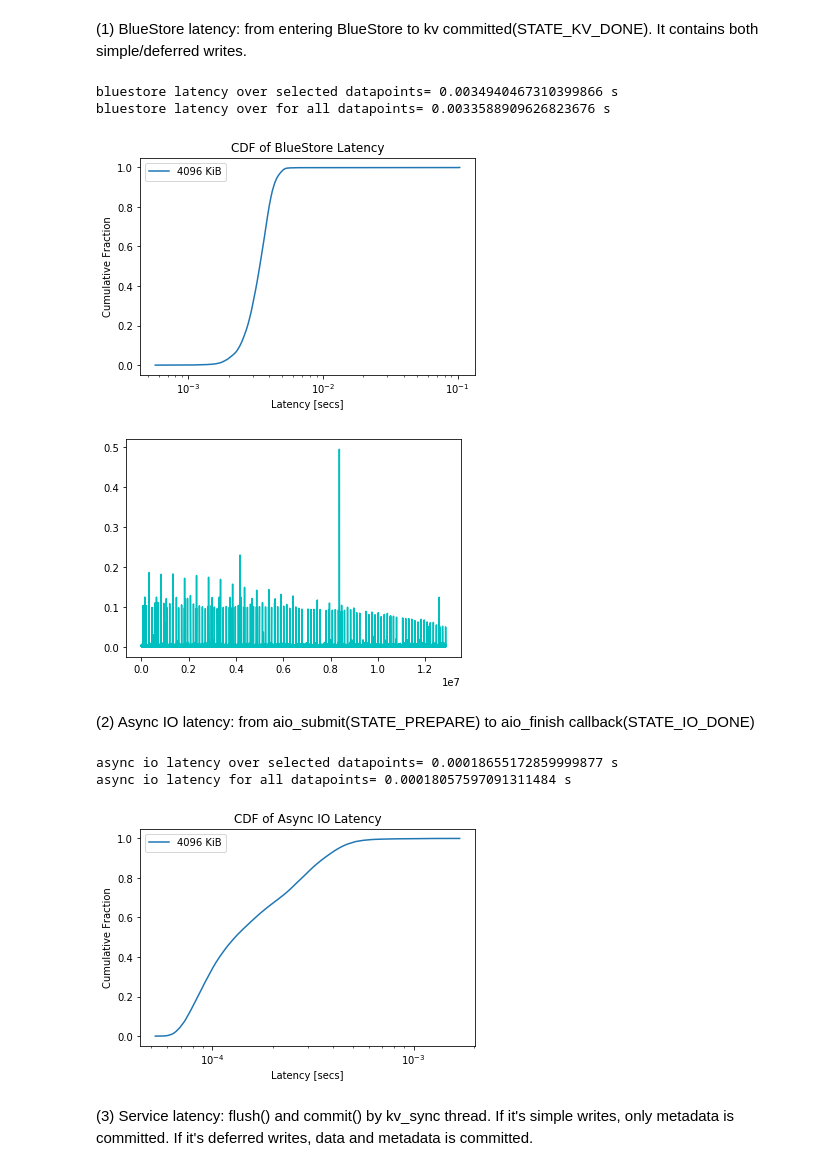
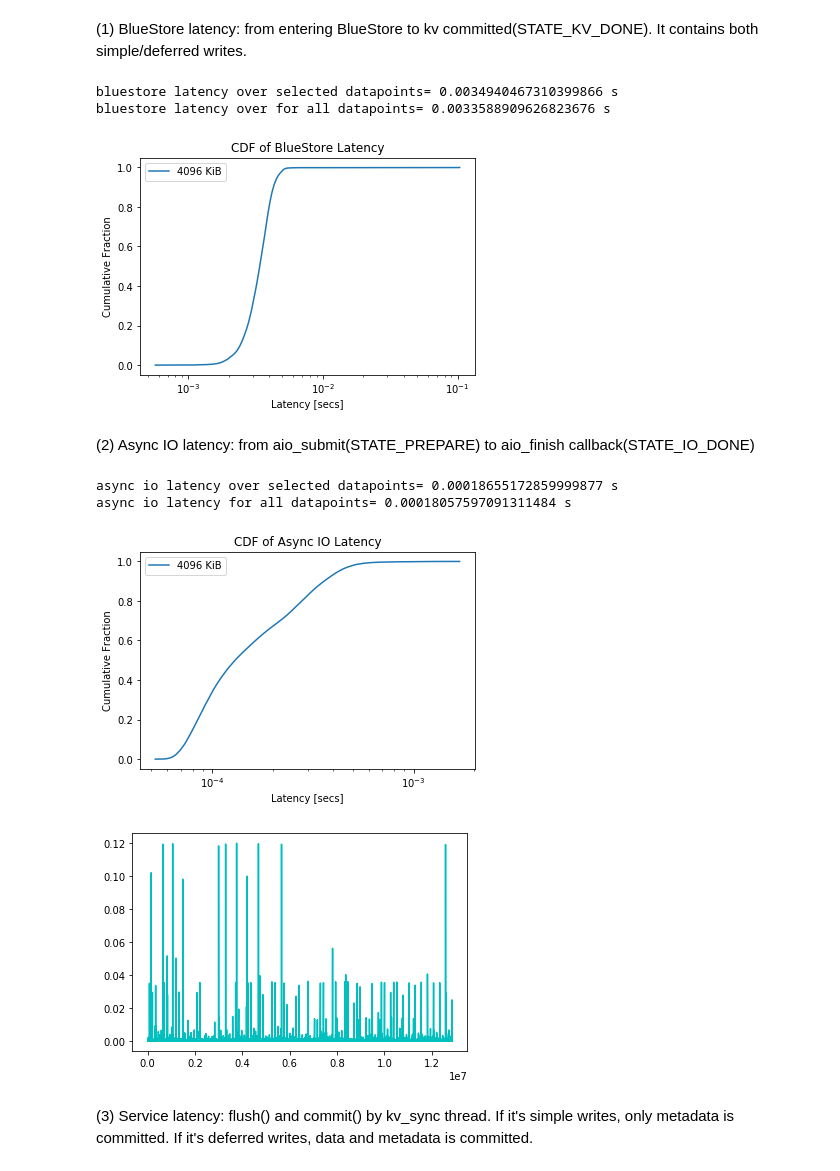
Before and after one commit to esmaeil-mirvakili/benchmark, a Jupyter notebook: Ceph/prefill-rbd-image/image-1GB-15mins/analysis.ipynb, the cells around one changed output. Drawn from its saved outputs; the diff is of its cells as text; code cells hidden in the pictures.

```diff
--- a/Ceph/prefill-rbd-image/image-1GB-15mins/analysis.ipynb
+++ b/Ceph/prefill-rbd-image/image-1GB-15mins/analysis.ipynb
@@ -124,7 +124,6 @@ plt.show()
 plt.close()
 
 data1=read_csv(f1, header=0, skiprows=20000, parse_dates=True, squeeze=True)
-fig, ax = plt.subplots()
 data1.plot(style='c-', label='time_series')
 plt.show()
 plt.close()
@@ -132,33 +131,38 @@ plt.close()
 bluestore latency over selected datapoints= 0.0034940467310399866 s
 bluestore latency over for all datapoints= 0.0033588909626823676 s
 [figure]
-[figure, removed]
 # %% [markdown]
 (2) Async IO latency: from aio_submit(STATE_PREPARE) to aio_finish callback(STATE_IO_DONE)
 # %%
 x1 = []
 y1 = []
 f1='dump_simple_asyncio_lat_vec.csv'
 data1=read_csv(f1, header=0, skiprows=20000, nrows=100000, parse_dates=True, squeeze=True).sort_values(ignore_index=True)
 avg_aio_lat = sum(data1) / len(data1)
 alldata1 = read_csv(f1, header=0, parse_dates=True, squeeze=True)
 avg_aio_lat_all = sum(alldata1) / len(alldata1)
 print("async io latency over selected datapoints=",avg_aio_lat,"s")
 print("async io latency for all datapoints=",avg_aio_lat_all,"s")
 for i in range(0, 10000, 2):
     x1.append(data1[int(i/10000. * len(data1))])
     y1.append(i/10000.)
 fig, ax = plt.subplots()
 ax.set_xscale('log')
 ax.plot(x1, y1, label='4096 KiB')
 ax.set(xlabel='Latency [secs]', ylabel='Cumulative Fraction', title='CDF of Async IO Latency')
 plt.legend()
 plt.show()
 plt.close()
+
+data1=read_csv(f1, header=0, skiprows=20000, parse_dates=True, squeeze=True)
+data1.plot(style='c-', label='time_series')
+plt.show()
+plt.close()
 # %% [output]
 async io latency over selected datapoints= 0.00018655172859999877 s
 async io latency for all datapoints= 0.00018057597091311484 s
 [figure]
+[figure, added]
 # %% [markdown]
 (3) Service latency: flush() and commit() by kv_sync thread. If it's simple writes, only metadata is committed. If it's deferred writes, data and metadata is committed.
 # %%
```
Also changed, not shown: 1 other file.
